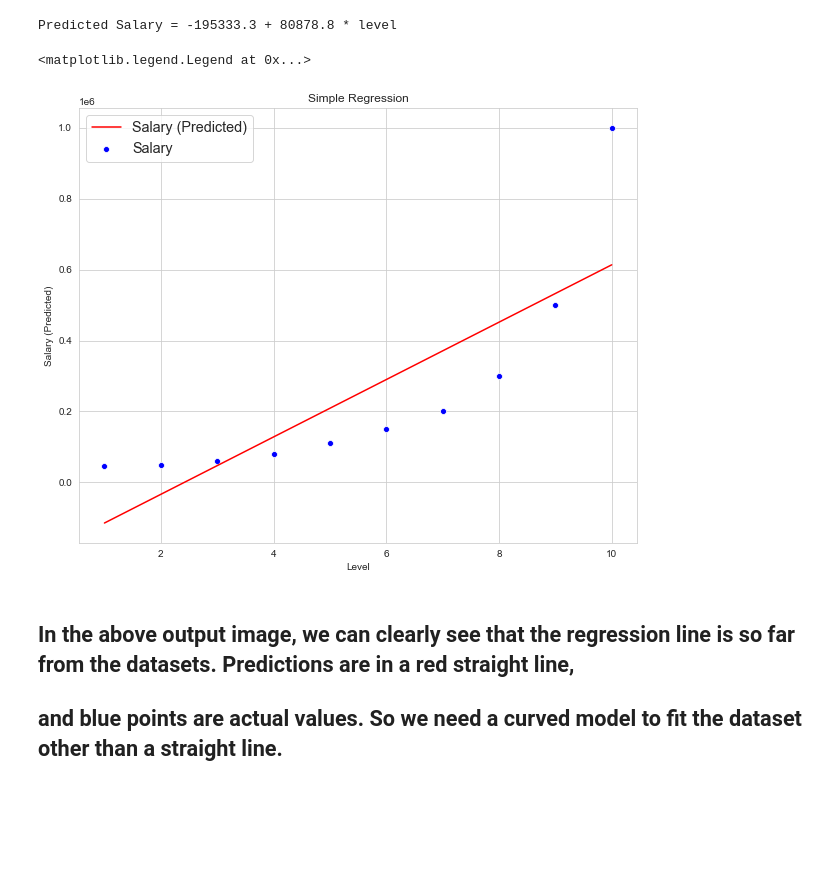
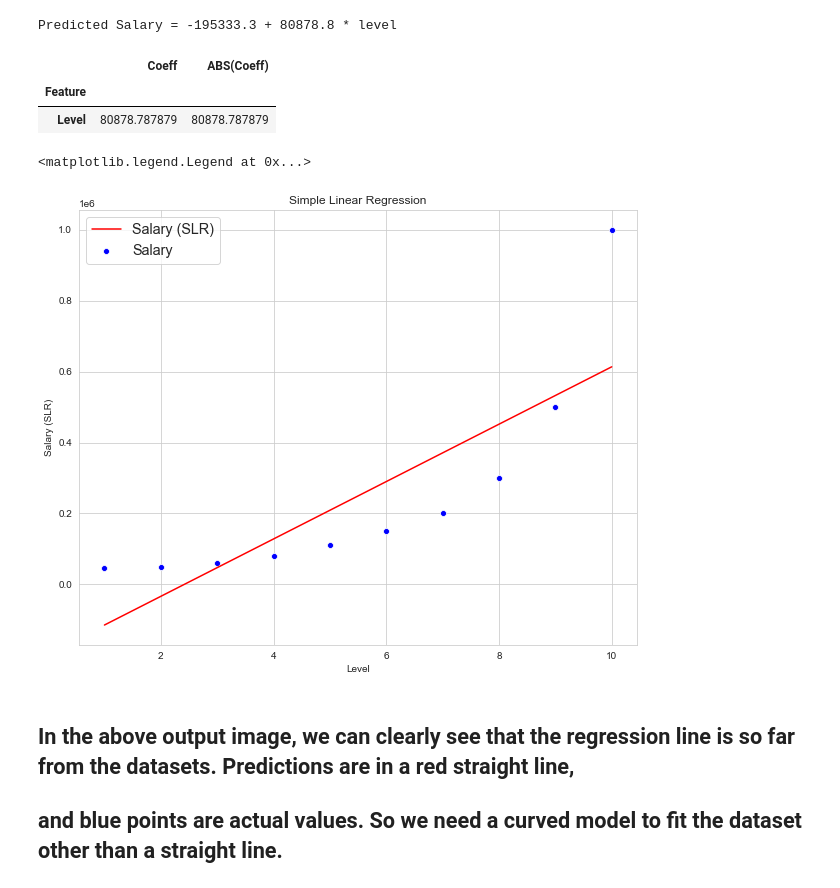
Before and after one commit to elsayedrashed/machine-learning-app, a Jupyter notebook: suppervised-learning/regression-algorithms/polynomial-regression/polynomial-regression-scikit-learn.ipynb, the cells around one changed output. Drawn from its saved outputs; the diff is of its cells as text; code cells hidden in the pictures; blank space fills up the shorter version.

```diff
--- a/suppervised-learning/regression-algorithms/polynomial-regression/polynomial-regression-scikit-learn.ipynb
+++ b/suppervised-learning/regression-algorithms/polynomial-regression/polynomial-regression-scikit-learn.ipynb
@@ -40,31 +42,49 @@ axs.legend(loc='upper left', fontsize='x-large')
 # %%
 from sklearn.linear_model import LinearRegression
 
+x_features = df_dataset[['Level']]
+y_target  = df_dataset[['Salary']]
+
 # Initialize and train the model
-lreg = LinearRegression()
-lreg.fit(df_dataset[['Level']], df_dataset['Salary'])
+slr = LinearRegression()
+slr.fit(x_features, y_target['Salary'])
 
 # Make predictions
-df_dataset['Salary (Predicted)'] = lreg.predict(df_dataset[['Level']])
+y_target['Salary (SLR)']= slr.predict(x_features)
 
 # Regression intercept & coefficients
-print('Predicted Salary = {:.1f} + {:.1f} * level'.format(lreg.intercept_, lreg.coef_[0]))
+print('Predicted Salary = {:.1f} + {:.1f} * level'.format(slr.intercept_, slr.coef_[0]))
 # %% [output]
 Predicted Salary = -195333.3 + 80878.8 * level
+# %%
+# Check importance for each feature
+slr_coeff = pd.DataFrame(
+    {
+        'Feature': x_features.columns,
+        'Coeff': slr.coef_,
+        'ABS(Coeff)': abs(slr.coef_),
+    }
+).set_index('Feature').sort_values('ABS(Coeff)', ascending=False)
+
+slr_coeff
+# %% [output]
+|  | Coeff | ABS(Coeff) |
+| Feature |  |  |
+| Level | 80878.787879 | 80878.787879 |
 # %%
 # Visualizing the result for Linear regression
 fig, axs = plt.subplots(figsize=(10, 8), sharex=False, sharey=False)
 
 # Draw the data points
-sns.scatterplot(x='Level', y='Salary', label='Salary', data=df_dataset, color="blue", ax=axs)
+sns.scatterplot(x=x_features['Level'], y=y_target['Salary'], label='Salary', color="blue", ax=axs)
 # Draw the prediction line
-sns.lineplot(x='Level', y='Salary (Predicted)', label='Salary (Predicted)', data=df_dataset, color="red", ax=axs)
+sns.lineplot(x=x_features['Level'], y=y_target['Salary (SLR)'], label='Salary (SLR)', color="red", ax=axs)
 
-axs.set(title='Simple Regression');
+axs.set(title='Simple Linear Regression');
 axs.legend(loc='upper left', fontsize='x-large')
 # %% [output]
 <matplotlib.legend.Legend at 0x...>
-[figure, old version]
+[figure, new version]
 # %% [markdown]
 ## In the above output image, we can clearly see that the regression line is so far from the datasets. Predictions are in a red straight line,
 ## and blue points are actual values. So we need a curved model to fit the dataset other than a straight line.
```
Also changed, not shown: parts of 25 cells of this notebook, 1 other file.
